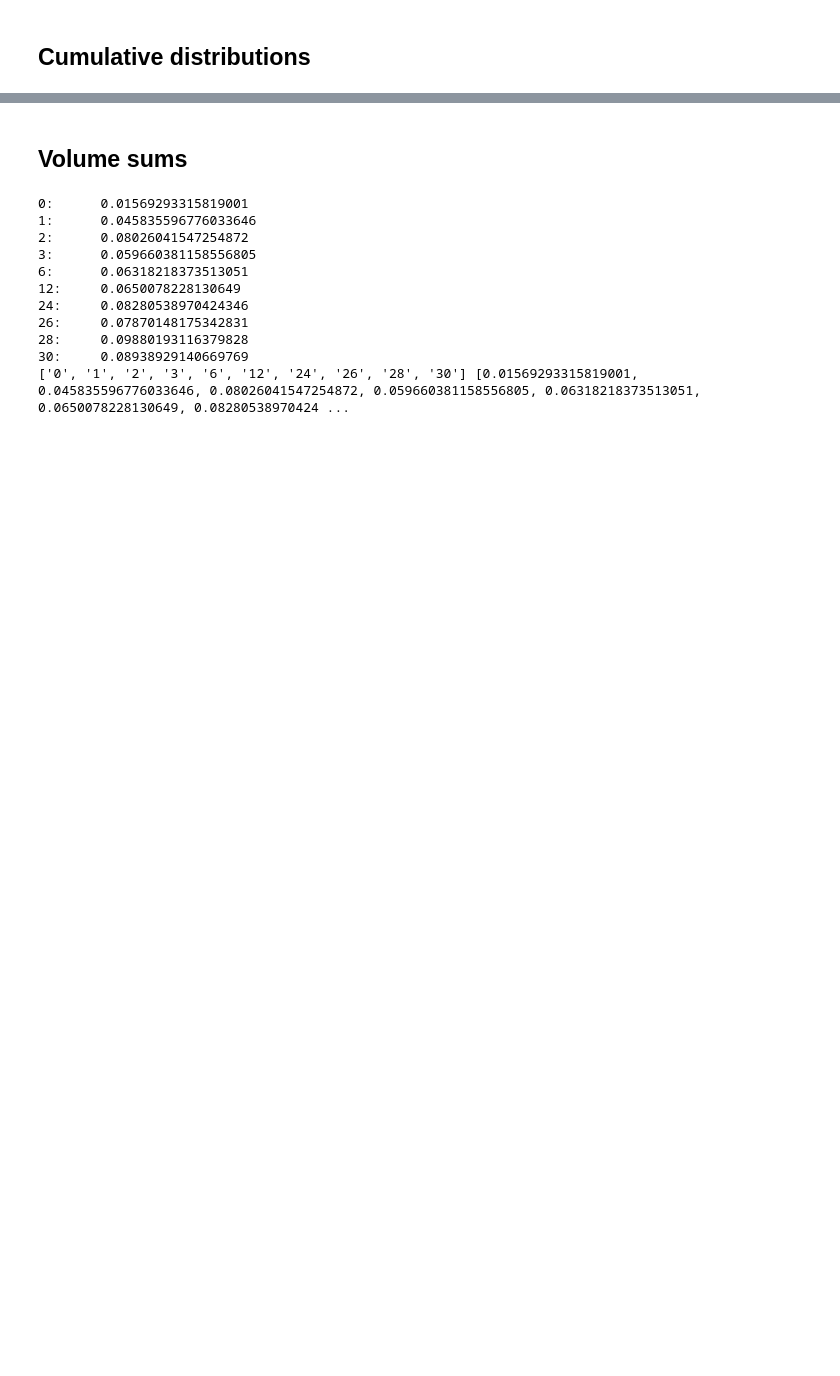
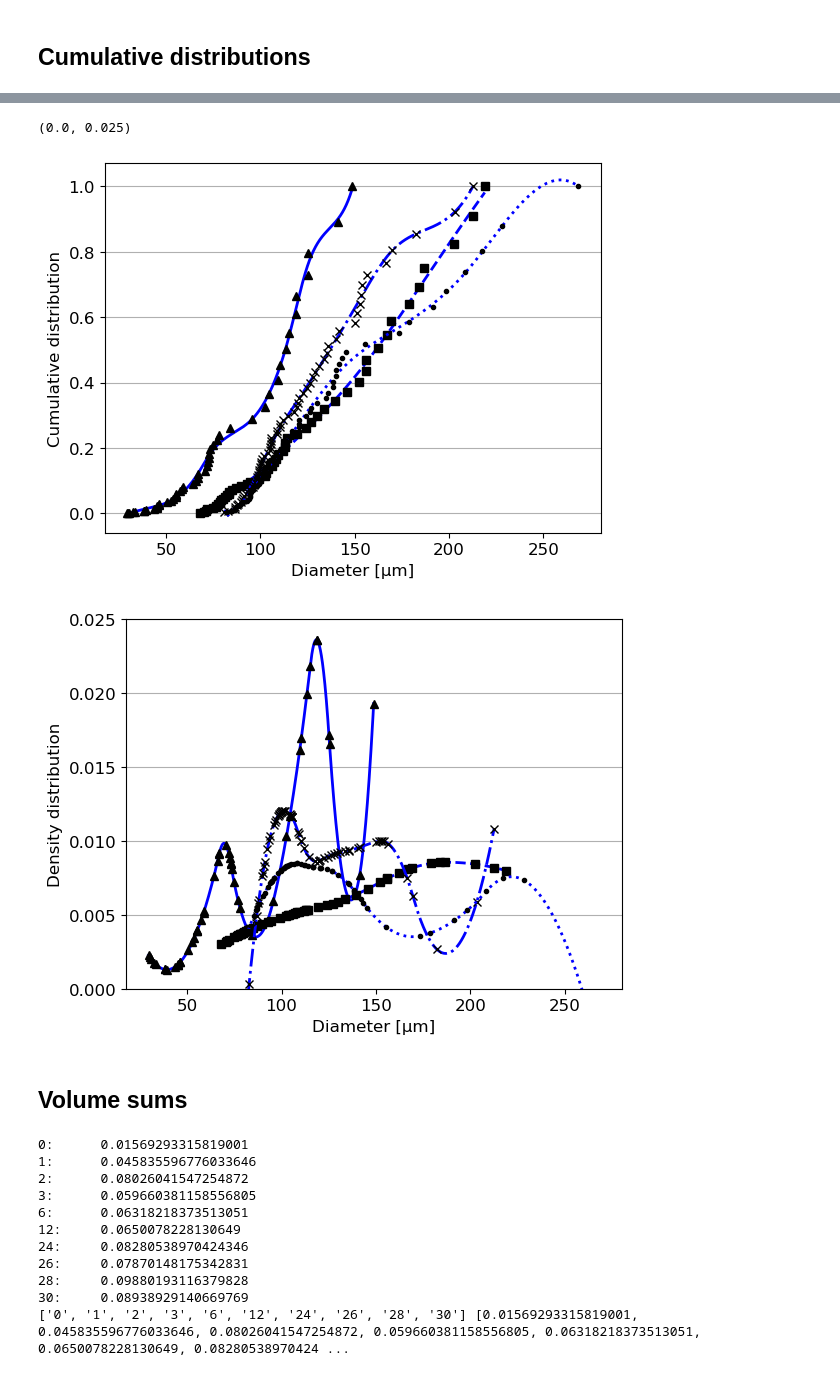
Before and after one commit to sberres/droppy, a Jupyter notebook: DropCounter.ipynb, the cells around one changed output, grey strips where cells are left out. Cells and saved outputs as stored; diff of their text form; code cells hidden in the pictures; blank space fills up the shorter version.

```diff
--- a/DropCounter.ipynb
+++ b/DropCounter.ipynb
@@ -248,3 +213,64 @@ plt.savefig('distribution-density.png')
+# %%
+
+LINESTYLE = ['solid', 'dashed', 'dashdot', 'dotted']
+MARKER = ['^', 's', 'x', '.']
+Tsub = ['0', '3', '12', '24']
+
+k=-1
+for t in Tsub:
+    k=k+1
+    D = dict_B.get("B"+t)
+    D=np.sort(D) # Sort
+    V=D**3*np.pi/6 # Calculate volumes
+    W = np.cumsum(V)/sum(V) # cumulative distribution function
+    #
+    plot1 = plt.figure(1)
+
+    spl = UnivariateSpline(D, W)
+    spl.set_smoothing_factor(0.005)
+    spl.set_smoothing_factor(0.01)
+
+    xx = np.linspace(min(D),max(D),100000)
+    # xx = np.linspace(0,300,100000)
+
+    yy = spl(xx)
+    plt.plot(xx, yy, 'b', lw = 2, linestyle = LINESTYLE[k])
+    plt.plot(D, W, color='#000000', marker = MARKER[k], linestyle = 'None')
+
+    ###################################################
+    ### non-smooth differentiation by hand
+    # DW=np.diff(W)
+    # DD=np.diff(D)
+    # DW_divided_by_DD=np.divide(DW, DD)
+    # plot2 = plt.figure(2)
+    # plt.plot(D[0:-1], DW_divided_by_DD,color='#000000', linestyle = LINESTYLE[k])
+
+    plot2 = plt.figure(2)
+    Wder = spl.derivative()
+    xx = np.linspace(min(D),max(D),100000)
+
+    yy_der = Wder(xx)
+    plt.plot(xx, yy_der, 'b', lw = 2, linestyle = LINESTYLE[k])
+    plt.plot(D, Wder(D), color='#000000', marker = MARKER[k], linestyle = 'None')
+
+
+plot1 = plt.figure(1)
+plt.xlabel('Diameter [μm]')
+plt.ylabel('Cumulative distribution')
+plt.grid(axis='y', alpha=1)
+plt.savefig('distribution-cumulative.png')
+
+
+plot2 = plt.figure(2)
+plt.xlabel('Diameter [μm]')
+plt.ylabel('Density distribution')
+plt.grid(axis='y', alpha=1)
+plt.savefig('distribution-density.png')
+plt.ylim([0, 0.025])
+# %% [output]
+(0.0, 0.025)
+[figure, added]
+[figure, added]
 # %% [markdown]
 ## Volume sums
 # %%
```
Also changed, not shown: parts of 9 cells of this notebook, 56 other files.
